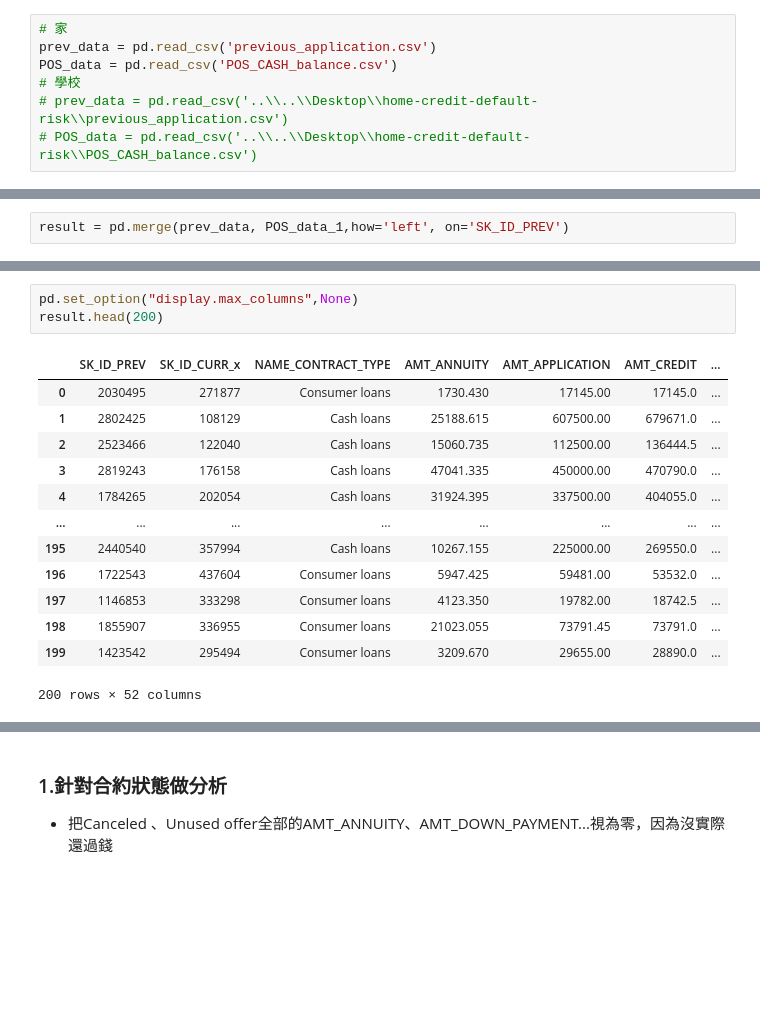
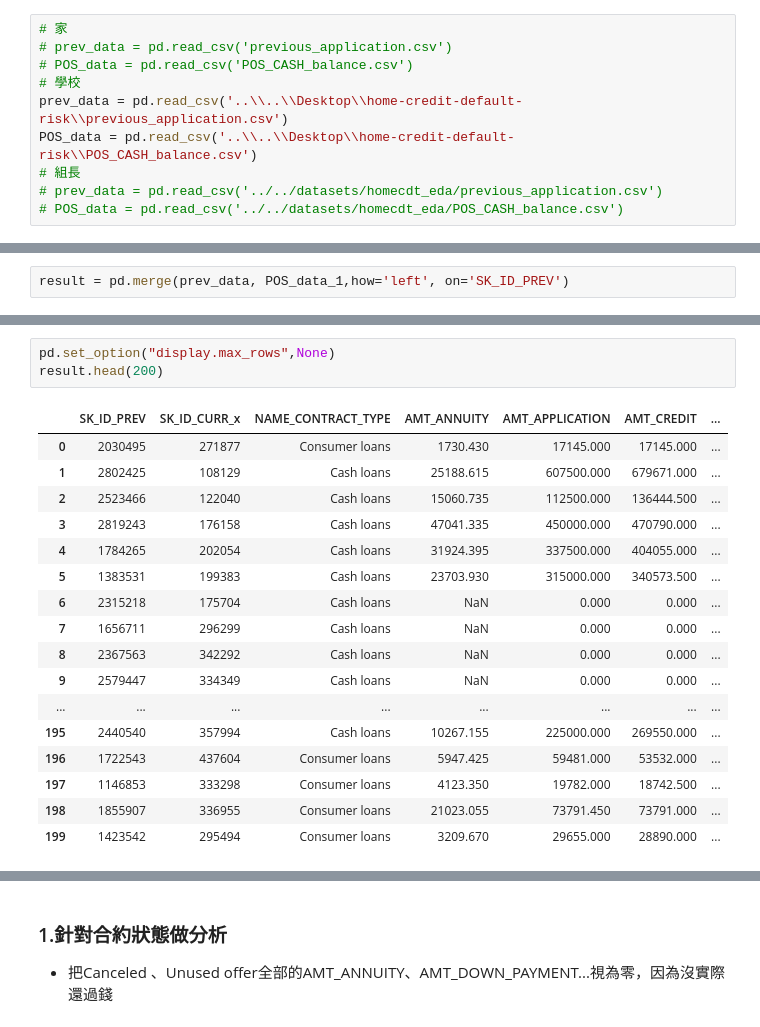
Before and after one commit to stansuo/BDSE12-Group3, a Jupyter notebook: notebooks/homecdt_fteng/Aiyd_Home_Credit-1090115.ipynb, the cells around one changed output, grey strips where cells are left out. Drawn from its saved outputs; the diff is of its cells as text; blank space fills up the shorter version.

```diff
--- a/notebooks/homecdt_fteng/Aiyd_Home_Credit-1090115.ipynb
+++ b/notebooks/homecdt_fteng/Aiyd_Home_Credit-1090115.ipynb
@@ -17,11 +17,14 @@ np.__version__,pd.__version__
 ##### 讀取資料
 # %%
 # 家
-prev_data = pd.read_csv('previous_application.csv')
-POS_data = pd.read_csv('POS_CASH_balance.csv')
+# prev_data = pd.read_csv('previous_application.csv')
+# POS_data = pd.read_csv('POS_CASH_balance.csv')
 # 學校
-# prev_data = pd.read_csv('..\\..\\Desktop\\home-credit-default-risk\\previous_application.csv')
-# POS_data = pd.read_csv('..\\..\\Desktop\\home-credit-default-risk\\POS_CASH_balance.csv')
+prev_data = pd.read_csv('..\\..\\Desktop\\home-credit-default-risk\\previous_application.csv')
+POS_data = pd.read_csv('..\\..\\Desktop\\home-credit-default-risk\\POS_CASH_balance.csv')
+# 組長
+# prev_data = pd.read_csv('../../datasets/homecdt_eda/previous_application.csv')
+# POS_data = pd.read_csv('../../datasets/homecdt_eda/POS_CASH_balance.csv')
 # %%
 prev_data
 # %% [output]
@@ -242,17 +285,21 @@ result[result['SK_ID_PREV']==2044474]
 # %%
-pd.set_option("display.max_columns",None)
+pd.set_option("display.max_rows",None)
 result.head(200)
 # %% [output]
 |  | SK_ID_PREV | SK_ID_CURR_x | NAME_CONTRACT_TYPE | AMT_ANNUITY | AMT_APPLICATION | AMT_CREDIT | ... |
-| 0 | 2030495 | 271877 | Consumer loans | 1730.430 | 17145.00 | 17145.0 | ... |
-| 1 | 2802425 | 108129 | Cash loans | 25188.615 | 607500.00 | 679671.0 | ... |
-| 2 | 2523466 | 122040 | Cash loans | 15060.735 | 112500.00 | 136444.5 | ... |
-| 3 | 2819243 | 176158 | Cash loans | 47041.335 | 450000.00 | 470790.0 | ... |
-| 4 | 1784265 | 202054 | Cash loans | 31924.395 | 337500.00 | 404055.0 | ... |
+| 0 | 2030495 | 271877 | Consumer loans | 1730.430 | 17145.000 | 17145.000 | ... |
+| 1 | 2802425 | 108129 | Cash loans | 25188.615 | 607500.000 | 679671.000 | ... |
+| 2 | 2523466 | 122040 | Cash loans | 15060.735 | 112500.000 | 136444.500 | ... |
+| 3 | 2819243 | 176158 | Cash loans | 47041.335 | 450000.000 | 470790.000 | ... |
+| 4 | 1784265 | 202054 | Cash loans | 31924.395 | 337500.000 | 404055.000 | ... |
+| 5 | 1383531 | 199383 | Cash loans | 23703.930 | 315000.000 | 340573.500 | ... |
+| 6 | 2315218 | 175704 | Cash loans | NaN | 0.000 | 0.000 | ... |
+| 7 | 1656711 | 296299 | Cash loans | NaN | 0.000 | 0.000 | ... |
+| 8 | 2367563 | 342292 | Cash loans | NaN | 0.000 | 0.000 | ... |
+| 9 | 2579447 | 334349 | Cash loans | NaN | 0.000 | 0.000 | ... |
 | ... | ... | ... | ... | ... | ... | ... | ... |
-| 195 | 2440540 | 357994 | Cash loans | 10267.155 | 225000.00 | 269550.0 | ... |
-| 196 | 1722543 | 437604 | Consumer loans | 5947.425 | 59481.00 | 53532.0 | ... |
-| 197 | 1146853 | 333298 | Consumer loans | 4123.350 | 19782.00 | 18742.5 | ... |
-| 198 | 1855907 | 336955 | Consumer loans | 21023.055 | 73791.45 | 73791.0 | ... |
-| 199 | 1423542 | 295494 | Consumer loans | 3209.670 | 29655.00 | 28890.0 | ... |
+| 195 | 2440540 | 357994 | Cash loans | 10267.155 | 225000.000 | 269550.000 | ... |
+| 196 | 1722543 | 437604 | Consumer loans | 5947.425 | 59481.000 | 53532.000 | ... |
+| 197 | 1146853 | 333298 | Consumer loans | 4123.350 | 19782.000 | 18742.500 | ... |
+| 198 | 1855907 | 336955 | Consumer loans | 21023.055 | 73791.450 | 73791.000 | ... |
+| 199 | 1423542 | 295494 | Consumer loans | 3209.670 | 29655.000 | 28890.000 | ... |
-200 rows × 52 columns
```
Also changed, not shown: parts of 7 cells of this notebook.
